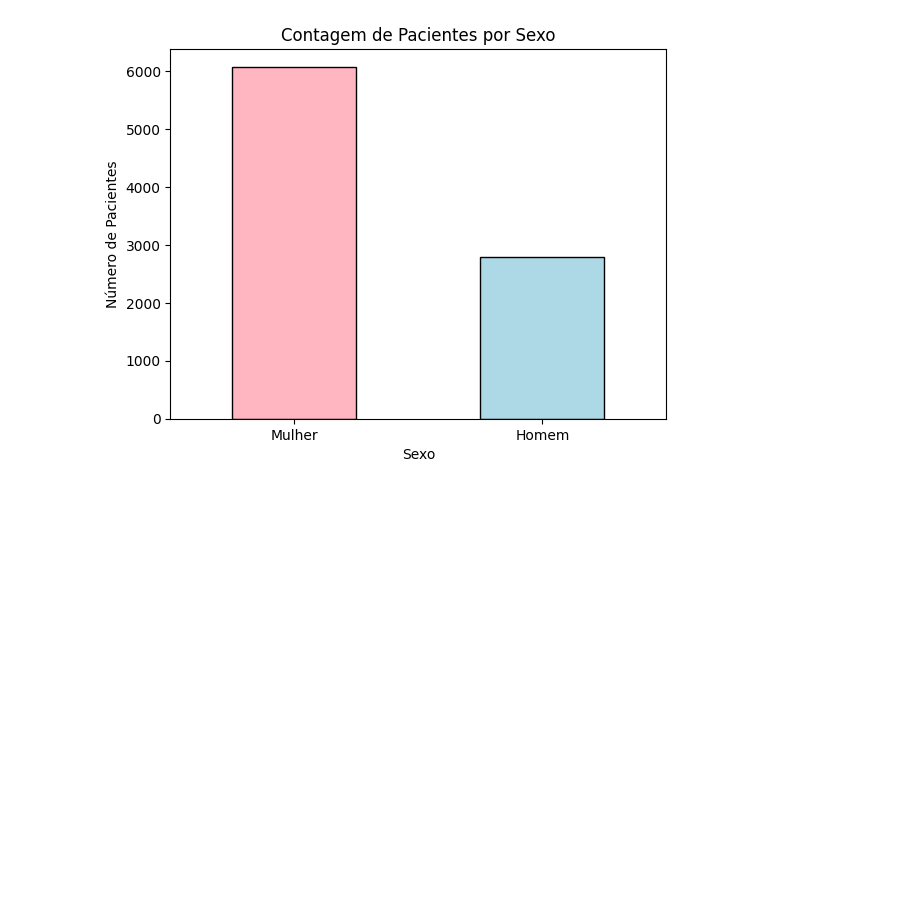
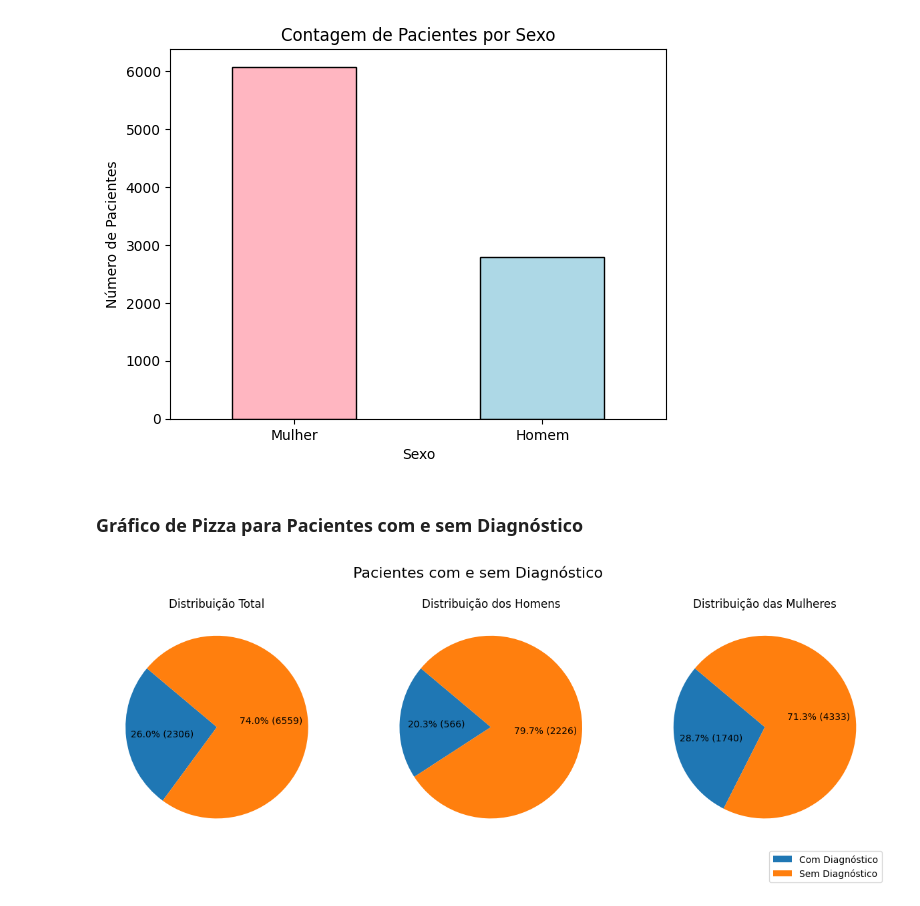
Before and after one commit to gabrielventuradasilva/thyroid-analysis, a Jupyter notebook: thyroid.ipynb, the cells around one changed output. Cells and saved outputs as stored; diff of their text form; code cells hidden in the pictures; blank space fills up the shorter version.

Commit message:
Inclusão de gráficos de pizza para pacientes com e sem diagnóstico

```diff
--- a/thyroid.ipynb
+++ b/thyroid.ipynb
@@ -62,3 +64,38 @@ plt.xticks(range(len(sex_labels)), sex_labels, rotation=0)
 plt.show()
 # %% [output]
 [figure]
+# %% [markdown]
+### Gráfico de Pizza para Pacientes com e sem Diagnóstico
+# %%
+total_with_diagnosis = ((data['target'] != '-') & data['sex'].notna()).sum()
+total_without_diagnosis = ((data['target'] == '-') & data['sex'].notna()).sum()
+
+male_with_diagnosis = ((data['target'] != '-') & (data['sex'] == 'M')).sum()
+male_without_diagnosis = ((data['target'] == '-') & (data['sex'] == 'M')).sum()
+
+female_with_diagnosis = ((data['target'] != '-') & (data['sex'] == 'F')).sum()
+female_without_diagnosis = ((data['target'] == '-') & (data['sex'] == 'F')).sum()
+
+labels_gender = ['Homens', 'Mulheres']
+
+sizes_total = [total_with_diagnosis, total_without_diagnosis]
+sizes_male = [male_with_diagnosis, male_without_diagnosis]
+sizes_female = [female_with_diagnosis, female_without_diagnosis]
+
+fig, axs = plt.subplots(1, 3, figsize=(15, 5))
+
+axs[0].pie(sizes_total, autopct=lambda p: f'{p:.1f}% ({sizes_total[int(p/100 * len(sizes_total))]:d})', startangle=140)
+axs[0].set_title('Distribuição Total')
+
+axs[1].pie(sizes_male, autopct=lambda p: f'{p:.1f}% ({sizes_male[int(p/100 * len(sizes_male))]:d})', startangle=140)
+axs[1].set_title('Distribuição dos Homens')
+
+axs[2].pie(sizes_female, autopct=lambda p: f'{p:.1f}% ({sizes_female[int(p/100 * len(sizes_female))]:d})', startangle=140)
+axs[2].set_title('Distribuição das Mulheres')
+
+legend_labels = ['Com Diagnóstico', 'Sem Diagnóstico']
+plt.legend(legend_labels, loc='lower left', bbox_to_anchor=(0.5, -0.2))
+plt.suptitle('Pacientes com e sem Diagnóstico', fontsize=16)
+plt.show()
+# %% [output]
+[figure, added]
```
Also changed, not shown: parts of 3 cells of this notebook.
